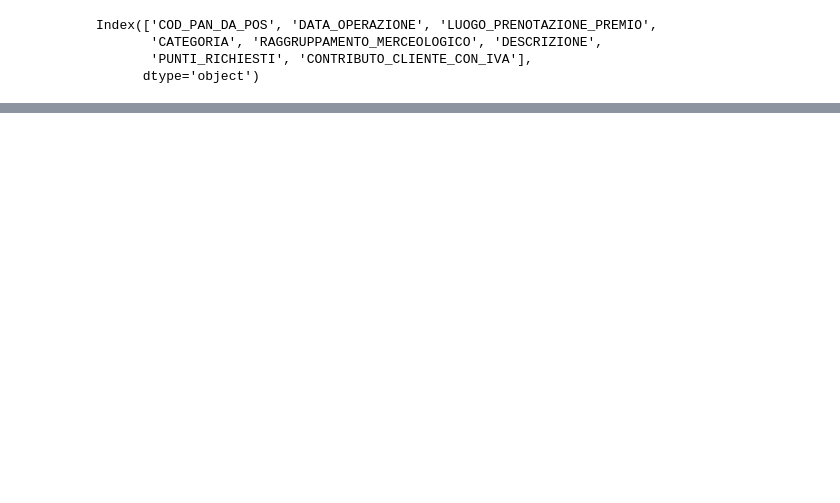
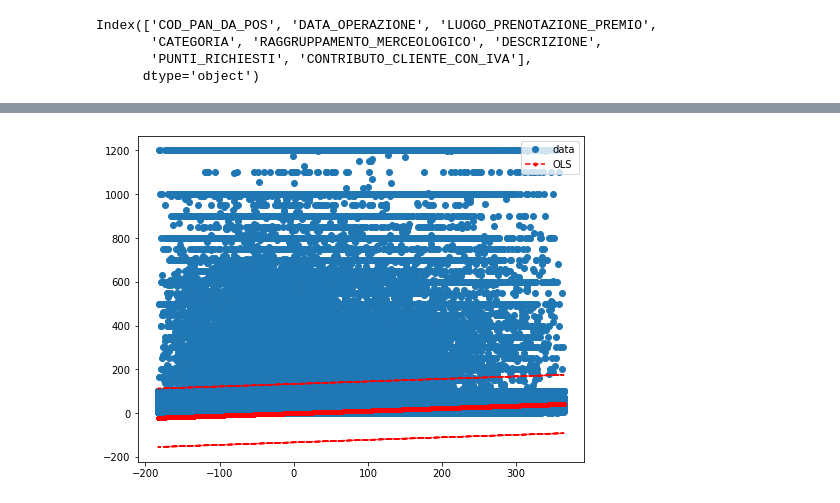
Before and after one commit to Rigtee/GBAC_Q8_2021, a Jupyter notebook: regressions.ipynb, the cells around one changed output, grey strips where cells are left out. Cells and saved outputs as stored; diff of their text form; code cells hidden in the pictures; blank space fills up the shorter version.

```diff
--- a/regressions.ipynb
+++ b/regressions.ipynb
@@ -85,0 +98,19 @@ Index(['COD_PAN_DA_POS', 'DATA_OPERAZIONE_x', 'LUOGO_PRENOTAZIONE_PREMIO',
+# %%
+Y = df4.iloc[:,1].values.reshape(-1,1)
+#df4['Date difference'] = df4['Date difference'].astype('float')
+df4['Date difference'] = df4['Date difference']  / np.timedelta64(1,'D')
+print(df4.dtypes)
+X = df4.iloc[:,4].values.reshape(-1,1)
+
+#SkLearn LinearRegression
+lr = LinearRegression()
+e = np.random.normal(size=len(df4))
+lr.fit(X,Y)
+Y_pred = lr.predict(X)
+
+#StatsModels OLS
+model = sm.OLS(Y, X)
+results = model.fit()
+print(results.summary())
+print("Parameters: ", results.params)
+print("R2: ", results.rsquared)
@@ -85,0 +135,16 @@ Index(['COD_PAN_DA_POS', 'DATA_OPERAZIONE_x', 'LUOGO_PRENOTAZIONE_PREMIO',
+# %%
+pred_ols = results.get_prediction()
+iv_l = pred_ols.summary_frame()["obs_ci_lower"]
+iv_u = pred_ols.summary_frame()["obs_ci_upper"]
+
+fig, ax = plt.subplots(figsize=(8, 6))
+
+ax.plot(X, Y, "o", label="data")
+#ax.plot(x, y_true, "b-", label="True")
+ax.plot(X, results.fittedvalues, "r--.", label="OLS")
+ax.plot(X, iv_u, "r--")
+ax.plot(X, iv_l, "r--")
+ax.legend(loc="best")
+plt.show()
+# %% [output]
+[figure, added]
```
Also changed, not shown: parts of 6 cells of this notebook.
